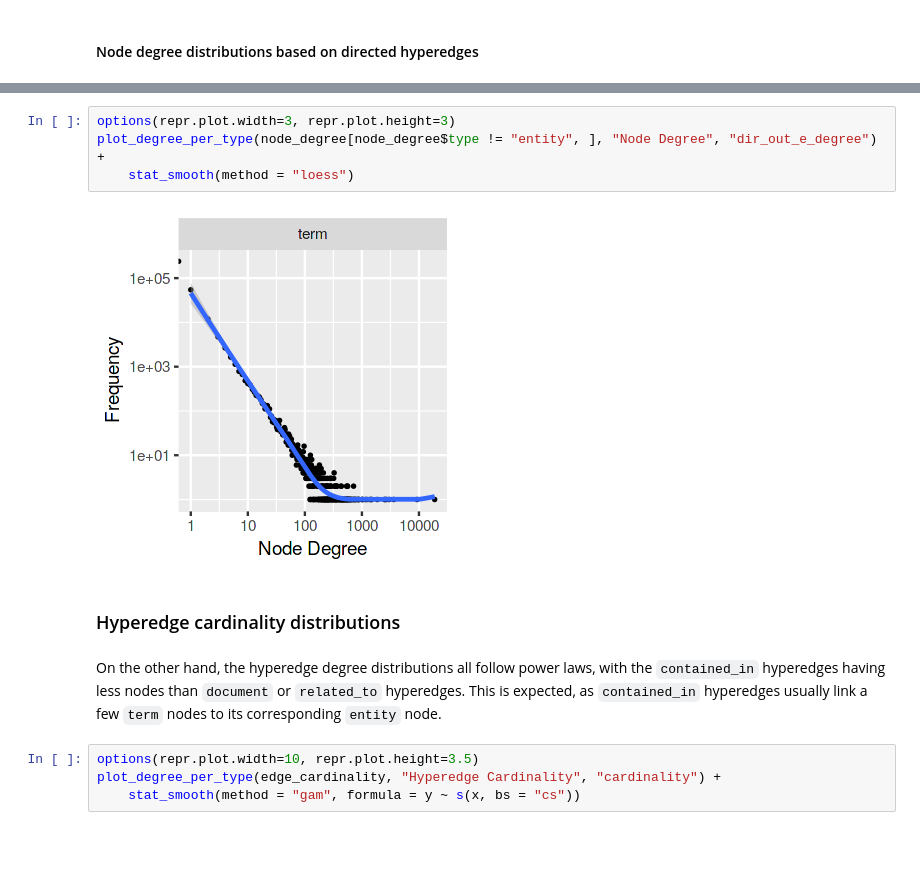
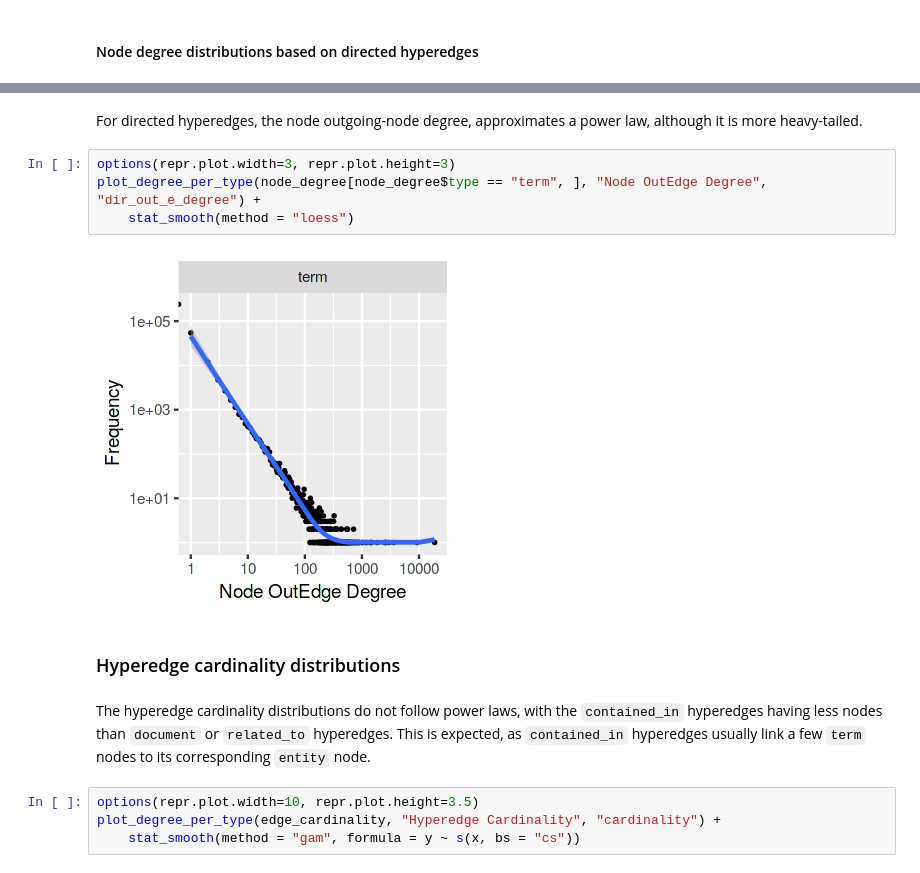
Before and after one commit to feup-infolab/army-ant, a Jupyter notebook: notebooks/hypergraph_of_entity/hypergraph_of_entity.ipynb, the cells around one changed output, grey strips where cells are left out. Drawn from its saved outputs; the diff is of its cells as text; blank space fills up the shorter version.

```diff
--- a/notebooks/hypergraph_of_entity/hypergraph_of_entity.ipynb
+++ b/notebooks/hypergraph_of_entity/hypergraph_of_entity.ipynb
@@ -165,13 +172,15 @@ plot_degree_per_type(node_degree[node_degree$type != "entity", ], "Node Degree",
+# %% [markdown]
+For directed hyperedges, the node outgoing-node degree, approximates a power law, although it is more heavy-tailed.
 # %%
 options(repr.plot.width=3, repr.plot.height=3)
-plot_degree_per_type(node_degree[node_degree$type != "entity", ], "Node Degree", "dir_out_e_degree") +
+plot_degree_per_type(node_degree[node_degree$type == "term", ], "Node OutEdge Degree", "dir_out_e_degree") +
     stat_smooth(method = "loess")
 # %% [output]
-[figure, old version]
+[figure, new version]
 # %% [markdown]
 ### Hyperedge cardinality distributions
 # %% [markdown]
-On the other hand, the hyperedge degree distributions all follow power laws, with the `contained_in` hyperedges having less nodes than `document` or `related_to` hyperedges. This is expected, as `contained_in` hyperedges usually link a few `term` nodes to its corresponding `entity` node.
+The hyperedge cardinality distributions do not follow power laws, with the `contained_in` hyperedges having less nodes than `document` or `related_to` hyperedges. This is expected, as `contained_in` hyperedges usually link a few `term` nodes to its corresponding `entity` node.
 # %%
 options(repr.plot.width=10, repr.plot.height=3.5)
 plot_degree_per_type(edge_cardinality, "Hyperedge Cardinality", "cardinality") +
```
Also changed, not shown: parts of 27 cells of this notebook.
